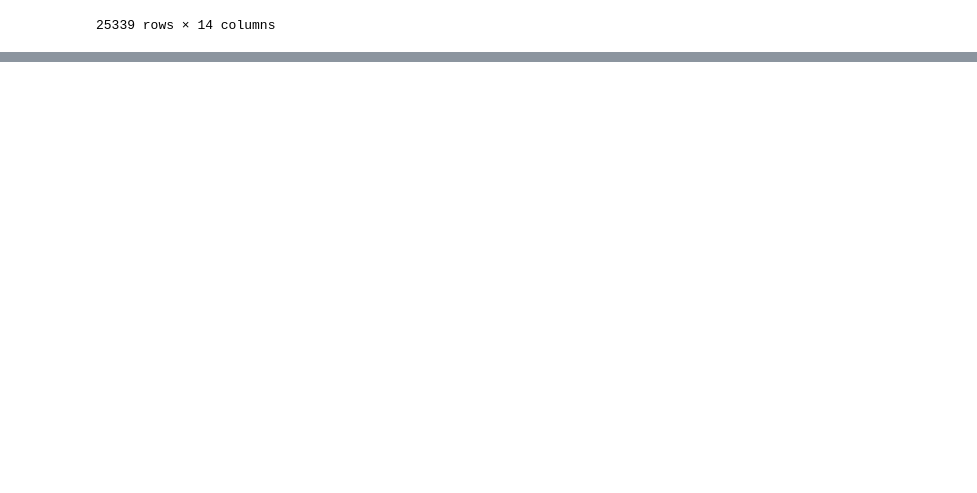
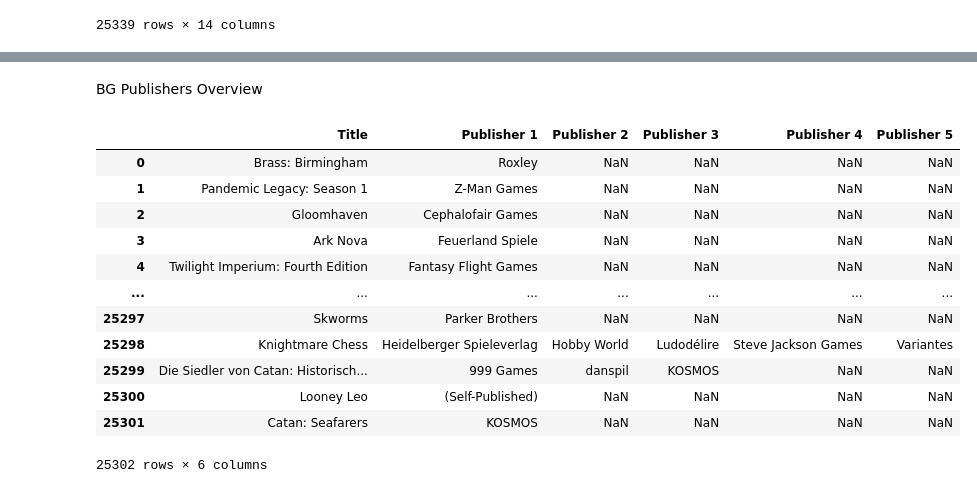
Before and after one commit to JEmmonsJR/BoardGameGeekAPI, a Jupyter notebook: scripts/intialscript.ipynb, the cells around one changed output, grey strips where cells are left out. Saved outputs shown, nothing was run; the diff lists cells and outputs as text; code cells hidden in the pictures; blank space fills up the shorter version.

```diff
--- a/scripts/intialscript.ipynb
+++ b/scripts/intialscript.ipynb
@@ -97,0 +162,18 @@ bg_info
+# %% [markdown]
+BG Publishers Overview
+# %%
+bg_publishers
+# %% [output]
+|  | Title | Publisher 1 | Publisher 2 | Publisher 3 | Publisher 4 | Publisher 5 |
+| 0 | Brass: Birmingham | Roxley | NaN | NaN | NaN | NaN |
+| 1 | Pandemic Legacy: Season 1 | Z-Man Games | NaN | NaN | NaN | NaN |
+| 2 | Gloomhaven | Cephalofair Games | NaN | NaN | NaN | NaN |
+| 3 | Ark Nova | Feuerland Spiele | NaN | NaN | NaN | NaN |
+| 4 | Twilight Imperium: Fourth Edition | Fantasy Flight Games | NaN | NaN | NaN | NaN |
+| ... | ... | ... | ... | ... | ... | ... |
+| 25297 | Skworms | Parker Brothers | NaN | NaN | NaN | NaN |
+| 25298 | Knightmare Chess | Heidelberger Spieleverlag | Hobby World | Ludodélire | Steve Jackson Games | Variantes |
+| 25299 | Die Siedler von Catan: Historisch... | 999 Games | danspil | KOSMOS | NaN | NaN |
+| 25300 | Looney Leo | (Self-Published) | NaN | NaN | NaN | NaN |
+| 25301 | Catan: Seafarers | KOSMOS | NaN | NaN | NaN | NaN |
+25302 rows × 6 columns
```
Also changed, not shown: parts of 8 cells of this notebook.
